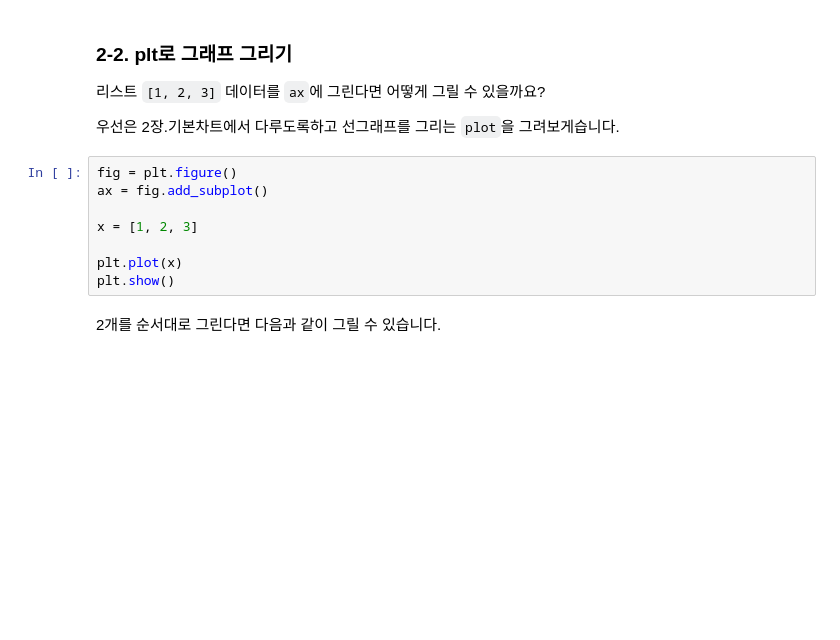
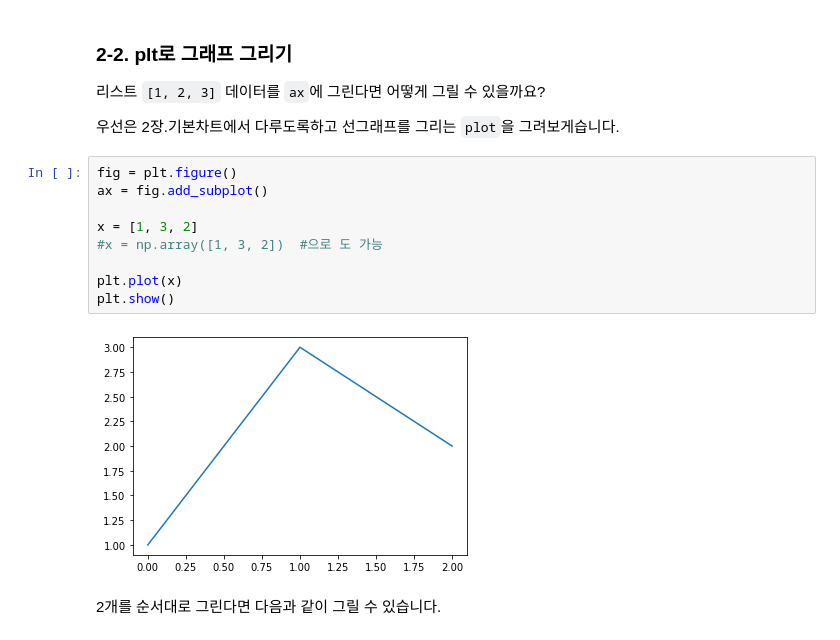
Before and after one commit to YHaJung/visualization, a Jupyter notebook: 1_1_matplotlib.ipynb, the cells around one changed output. Drawn from its saved outputs; the diff is of its cells as text; blank space fills up the shorter version.

```diff
--- a/1_1_matplotlib.ipynb
+++ b/1_1_matplotlib.ipynb
@@ -85,11 +106,14 @@ plt.show()
 # %%
 fig = plt.figure()
 ax = fig.add_subplot()
 
-x = [1, 2, 3]
+x = [1, 3, 2]
+#x = np.array([1, 3, 2])  #으로 도 가능
 
 plt.plot(x)
 plt.show()
+# %% [output]
+[figure, added]
 # %% [markdown]
 2개를 순서대로 그린다면 다음과 같이 그릴 수 있습니다.
 # %%
```
Also changed, not shown: parts of 26 cells of this notebook.
